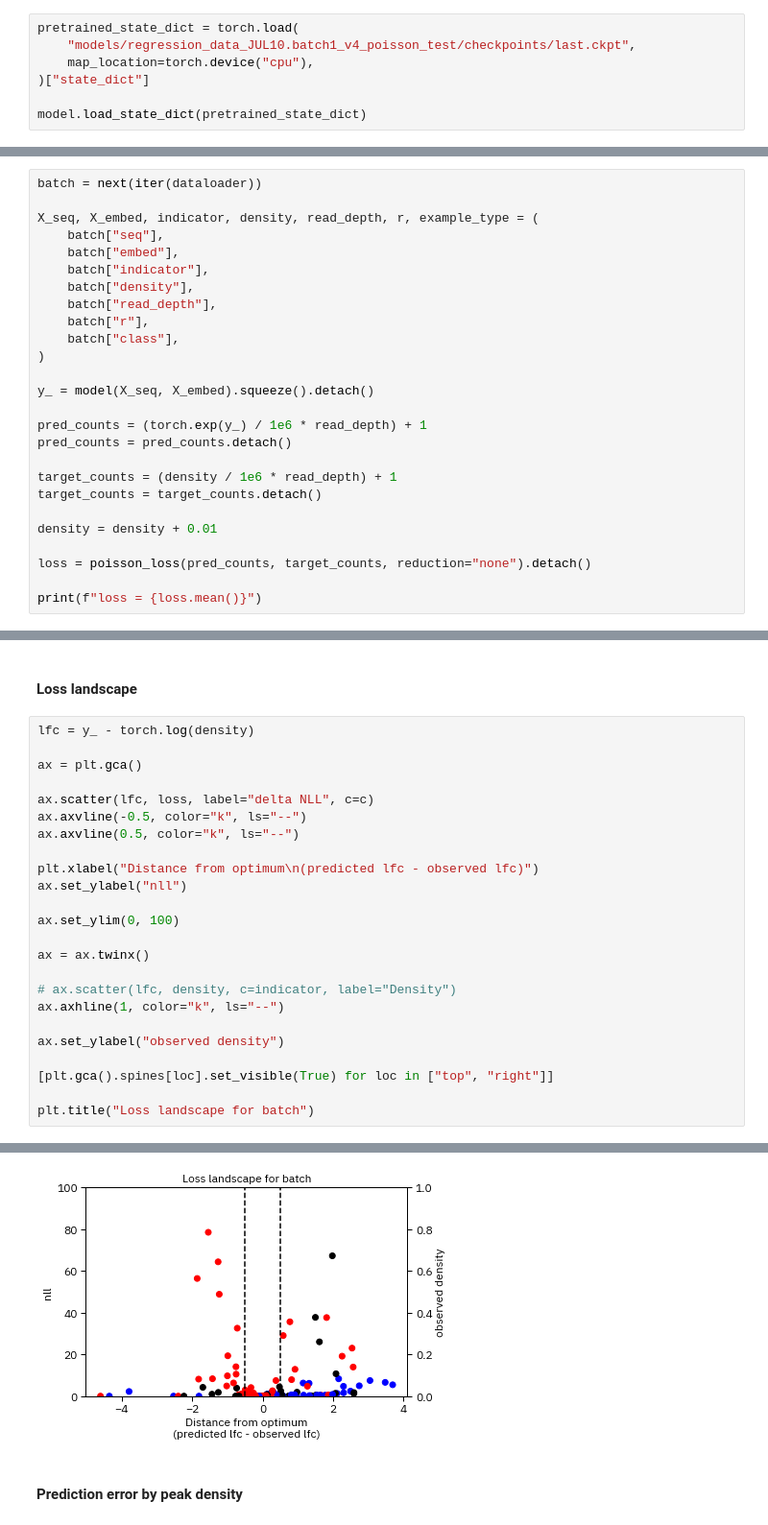
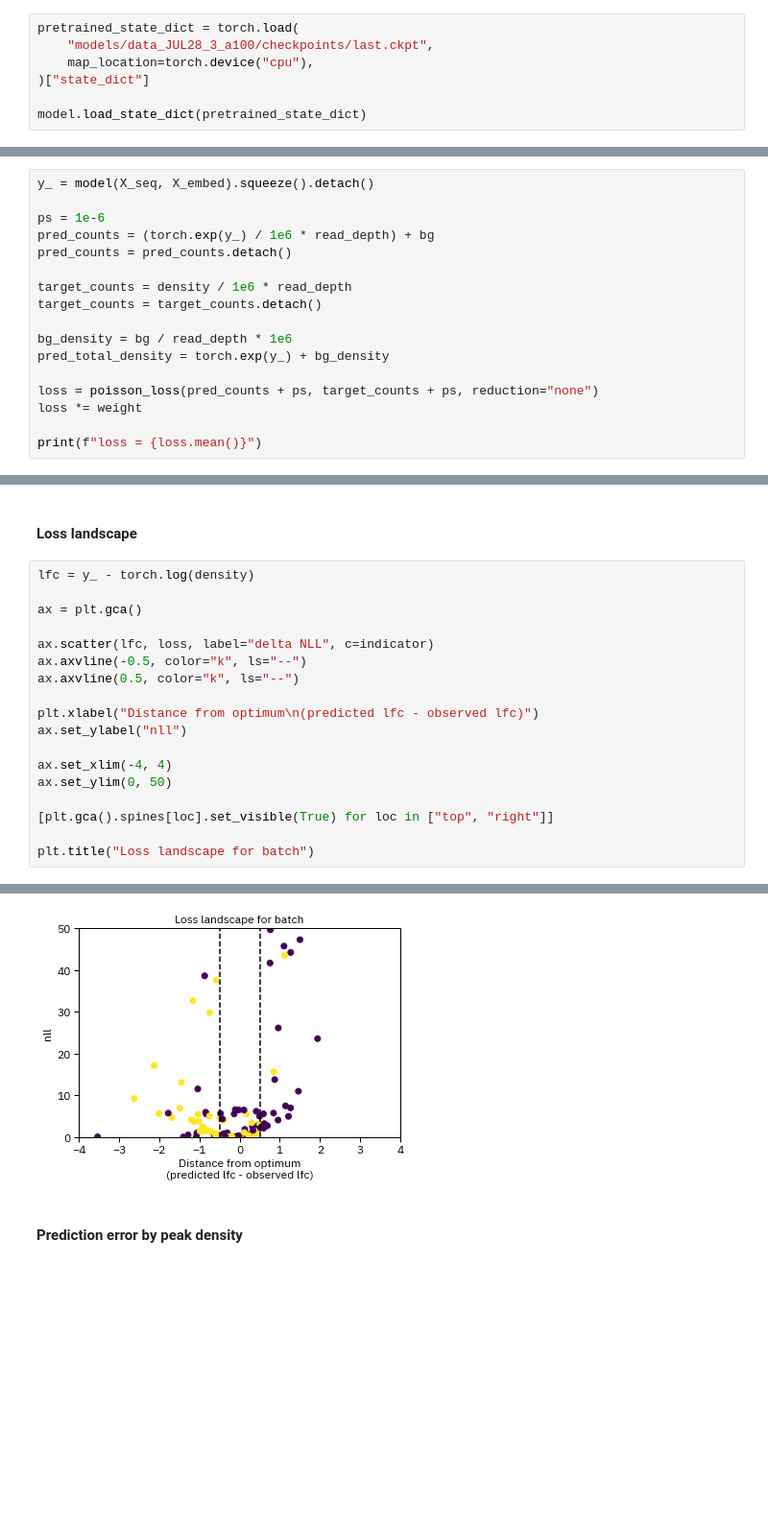
Before and after one commit to vierstralab/vinson, a Jupyter notebook: DHS_Quantitative_Model.ipynb, the cells around one changed output, grey strips where cells are left out. Shown at 96% size. Drawn from its saved outputs; the diff is of its cells as text; blank space fills up the shorter version.

```diff
--- a/DHS_Quantitative_Model.ipynb
+++ b/DHS_Quantitative_Model.ipynb
@@ -110,7 +121,7 @@
 ### Load in pre-trained variant model
 # %%
 pretrained_state_dict = torch.load(
-    "models/regression_data_JUL10.batch1_v4_poisson_test/checkpoints/last.ckpt",
+    "models/data_JUL28_3_a100/checkpoints/last.ckpt",
     map_location=torch.device("cpu"),
 )["state_dict"]
 
@@ -122,27 +148,18 @@ model.load_state_dict(pretrained_state_dict)
 # %%
-batch = next(iter(dataloader))
-
-X_seq, X_embed, indicator, density, read_depth, r, example_type = (
-    batch["seq"],
-    batch["embed"],
-    batch["indicator"],
-    batch["density"],
-    batch["read_depth"],
-    batch["r"],
-    batch["class"],
-)
-
 y_ = model(X_seq, X_embed).squeeze().detach()
 
-pred_counts = (torch.exp(y_) / 1e6 * read_depth) + 1
+ps = 1e-6
+pred_counts = (torch.exp(y_) / 1e6 * read_depth) + bg
 pred_counts = pred_counts.detach()
 
-target_counts = (density / 1e6 * read_depth) + 1
+target_counts = density / 1e6 * read_depth
 target_counts = target_counts.detach()
 
-density = density + 0.01
+bg_density = bg / read_depth * 1e6
+pred_total_density = torch.exp(y_) + bg_density
 
-loss = poisson_loss(pred_counts, target_counts, reduction="none").detach()
+loss = poisson_loss(pred_counts + ps, target_counts + ps, reduction="none")
+loss *= weight
 
 print(f"loss = {loss.mean()}")
 # %% [output]
@@ -250,30 +263,24 @@ Text(0, 0.5, 'Peak density')
 # %%
 lfc = y_ - torch.log(density)
 
 ax = plt.gca()
 
-ax.scatter(lfc, loss, label="delta NLL", c=c)
+ax.scatter(lfc, loss, label="delta NLL", c=indicator)
 ax.axvline(-0.5, color="k", ls="--")
 ax.axvline(0.5, color="k", ls="--")
 
 plt.xlabel("Distance from optimum\n(predicted lfc - observed lfc)")
 ax.set_ylabel("nll")
 
-ax.set_ylim(0, 100)
-
-ax = ax.twinx()
-
-# ax.scatter(lfc, density, c=indicator, label="Density")
-ax.axhline(1, color="k", ls="--")
-
-ax.set_ylabel("observed density")
+ax.set_xlim(-4, 4)
+ax.set_ylim(0, 50)
 
 [plt.gca().spines[loc].set_visible(True) for loc in ["top", "right"]]
 
 plt.title("Loss landscape for batch")
 # %% [output]
 Text(0.5, 1.0, 'Loss landscape for batch')
-[figure, old version]
+[figure, new version]
 # %% [markdown]
 #### Prediction error by peak density
 # %%
```
Also changed, not shown: parts of 19 cells of this notebook, 1 other file.
